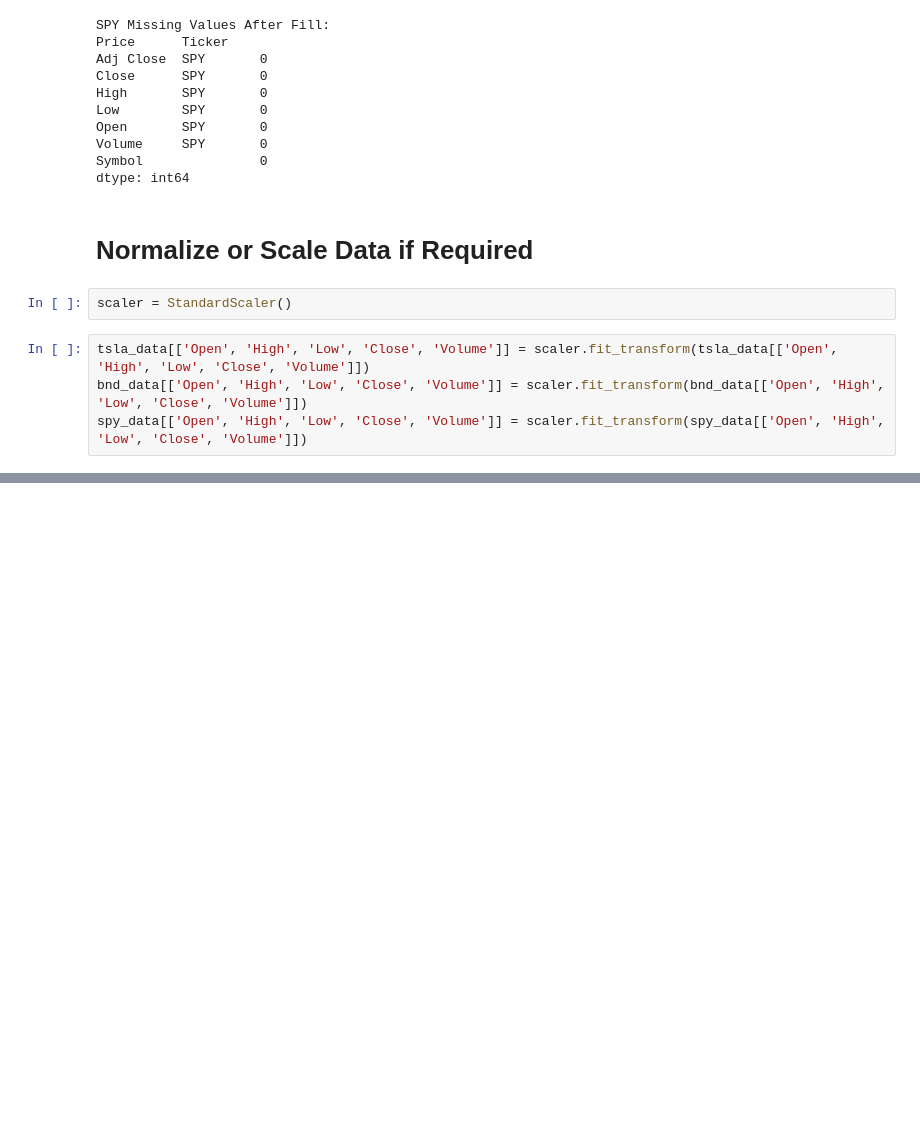
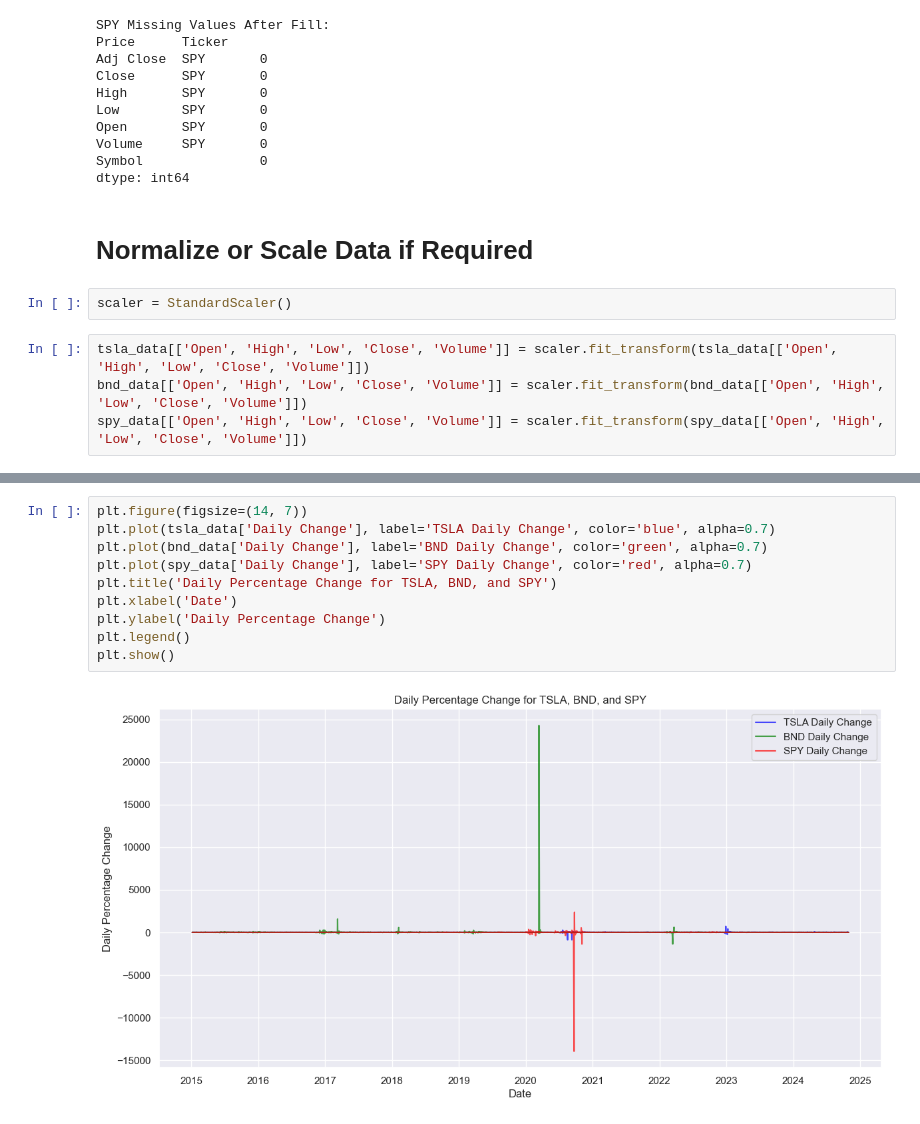
Before and after one commit to habteyesasfaw/Gmf-Financial-Forecasting, a Jupyter notebook: notebooks/01_data_preprocessing.ipynb, the cells around one changed output, grey strips where cells are left out. Saved outputs shown, nothing was run; the diff lists cells and outputs as text; blank space fills up the shorter version.

```diff
--- a/notebooks/01_data_preprocessing.ipynb
+++ b/notebooks/01_data_preprocessing.ipynb
@@ -96,0 +120,12 @@ spy_data[['Open', 'High', 'Low', 'Close', 'Volume']] = scaler.fit_transform(spy_
+# %%
+plt.figure(figsize=(14, 7))
+plt.plot(tsla_data['Daily Change'], label='TSLA Daily Change', color='blue', alpha=0.7)
+plt.plot(bnd_data['Daily Change'], label='BND Daily Change', color='green', alpha=0.7)
+plt.plot(spy_data['Daily Change'], label='SPY Daily Change', color='red', alpha=0.7)
+plt.title('Daily Percentage Change for TSLA, BND, and SPY')
+plt.xlabel('Date')
+plt.ylabel('Daily Percentage Change')
+plt.legend()
+plt.show()
+# %% [output]
+[figure, added]
```
Also changed, not shown: parts of 5 cells of this notebook.
